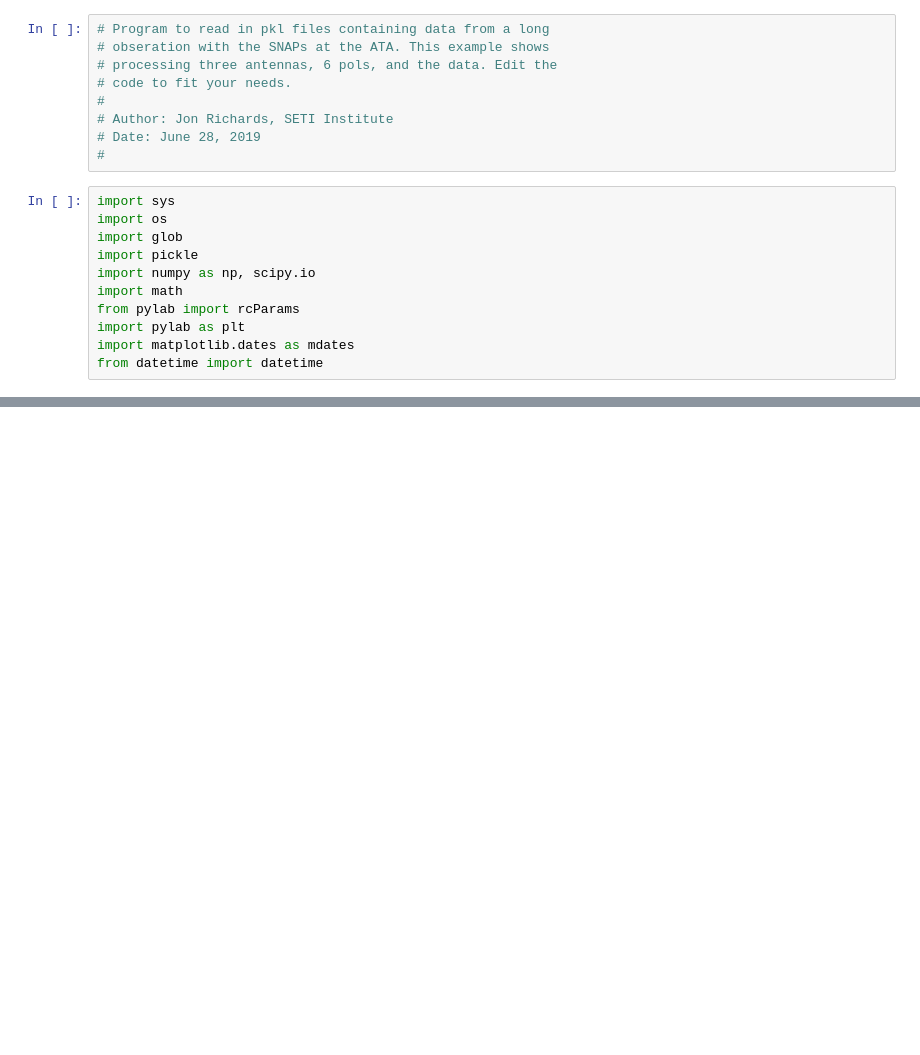
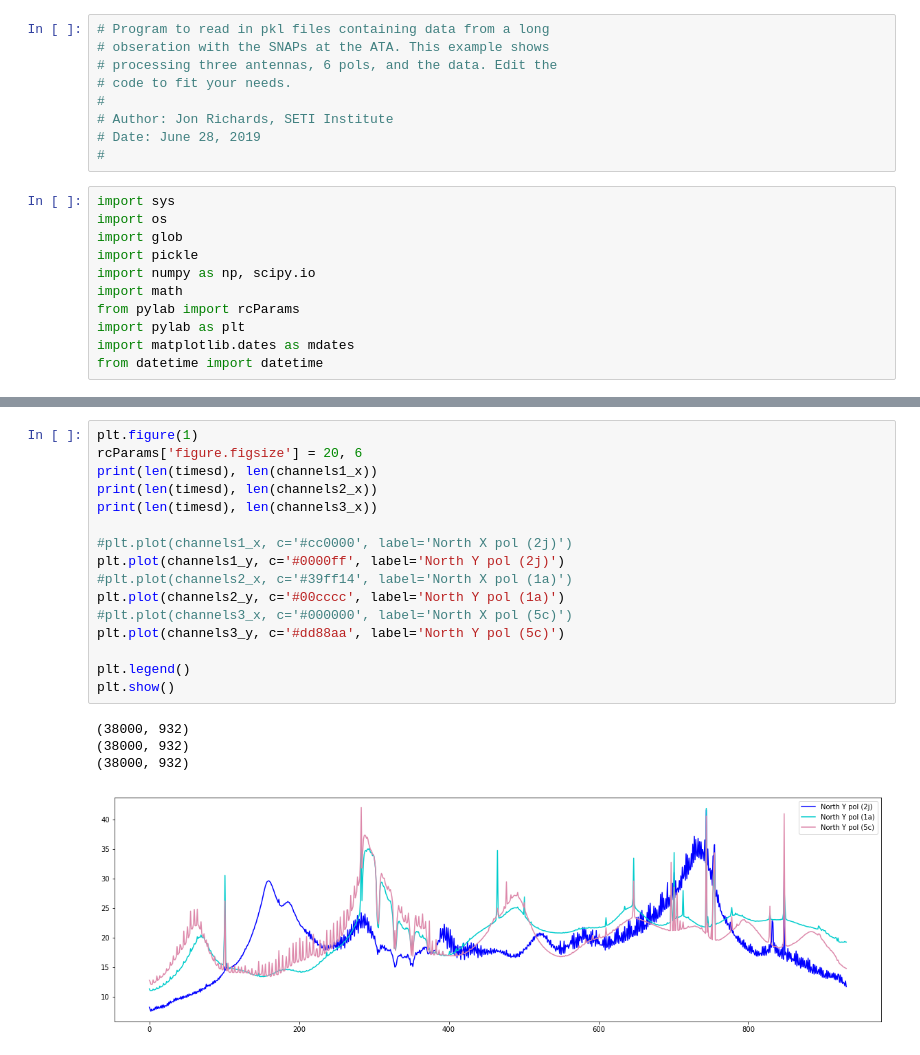
Before and after one commit to SETIatHCRO/ATA-Utils, a Jupyter notebook: notebooks/OvernightSNAP/OvernightSNAP.ipynb, the cells around one changed output, grey strips where cells are left out. Cells and saved outputs as stored; diff of their text form; blank space fills up the shorter version.

```diff
--- a/notebooks/OvernightSNAP/OvernightSNAP.ipynb
+++ b/notebooks/OvernightSNAP/OvernightSNAP.ipynb
@@ -142,0 +221,21 @@ plt.show()
+# %%
+plt.figure(1)
+rcParams['figure.figsize'] = 20, 6
+print(len(timesd), len(channels1_x))
+print(len(timesd), len(channels2_x))
+print(len(timesd), len(channels3_x))
+
+#plt.plot(channels1_x, c='#cc0000', label='North X pol (2j)')
+plt.plot(channels1_y, c='#0000ff', label='North Y pol (2j)')
+#plt.plot(channels2_x, c='#39ff14', label='North X pol (1a)')
+plt.plot(channels2_y, c='#00cccc', label='North Y pol (1a)')
+#plt.plot(channels3_x, c='#000000', label='North X pol (5c)')
+plt.plot(channels3_y, c='#dd88aa', label='North Y pol (5c)')
+
+plt.legend()
+plt.show()
+# %% [output]
+(38000, 932)
+(38000, 932)
+(38000, 932)
+[figure, added]
```
Also changed, not shown: parts of 7 cells of this notebook.
